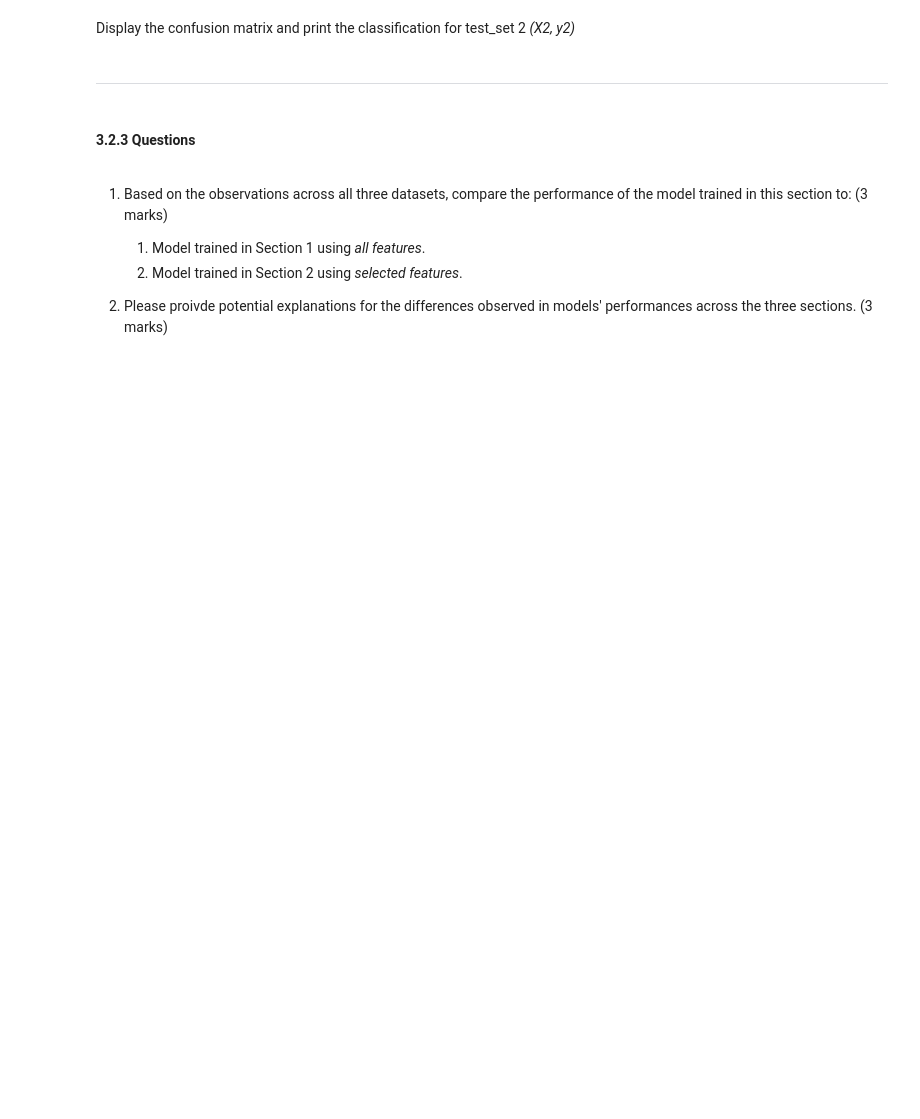
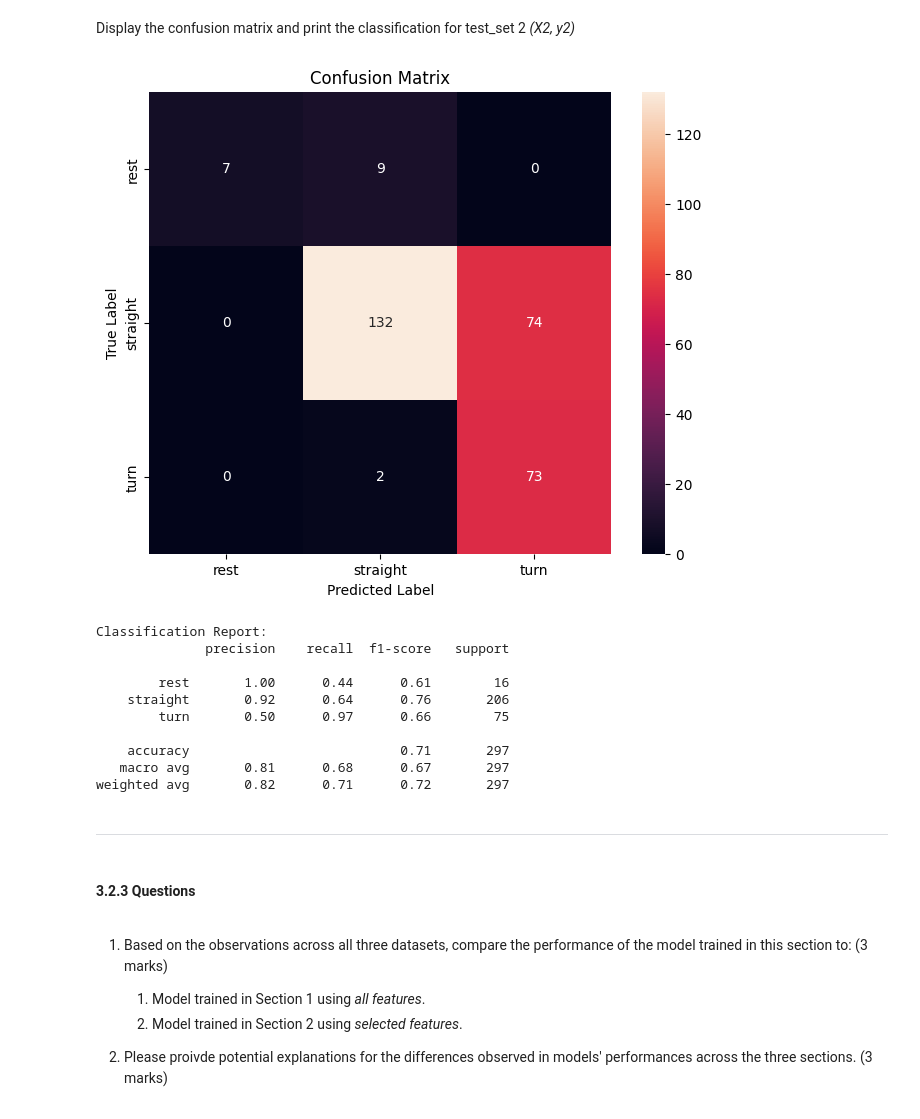
Before and after one commit to JiagengMi/engg680_2024_fall, a Jupyter notebook: Lab_Assignment4/ML_Application.ipynb, the cells around one changed output. Saved outputs shown, nothing was run; the diff lists cells and outputs as text; code cells hidden in the pictures; blank space fills up the shorter version.

```diff
--- a/Lab_Assignment4/ML_Application.ipynb
+++ b/Lab_Assignment4/ML_Application.ipynb
@@ -639,4 +675,6 @@ X1.head(2)
 # TODO - Load the target vector from test_set2 into y2, and the group selected features from test_set2 into X2
 # y2 =
 # X2 =
+y2 = test_set2['motion_state']
+X2 = test_set2[selected_features]
 X2.head(2)
@@ -661,3 +735,26 @@ Display the confusion matrix and print the classification for test_set 2 *(X2, y
+# %%
+# TODO - Display confusion matrix and print classification report for (X2, y2)
+conf_mat2 = confusion_matrix(y2, y2_pred)
+plt.figure(figsize=(8, 6))
+sns.heatmap(conf_mat2, xticklabels=['rest', 'straight', 'turn'],  yticklabels=['rest', 'straight', 'turn'], square=True, annot=True, fmt='d')
+plt.xlabel('Predicted Label')
+plt.ylabel('True Label')
+plt.title('Confusion Matrix')
+plt.show()
+print("Classification Report:")
+print(classification_report(y2, y2_pred))
+# %% [output]
+[figure, added]
+Classification Report:
+              precision    recall  f1-score   support
+
+        rest       1.00      0.44      0.61        16
+    straight       0.92      0.64      0.76       206
+        turn       0.50      0.97      0.66        75
+
+    accuracy                           0.71       297
+   macro avg       0.81      0.68      0.67       297
+weighted avg       0.82      0.71      0.72       297
 # %% [markdown]
 ___
 # %% [markdown]
```
Also changed, not shown: parts of 26 cells of this notebook.
